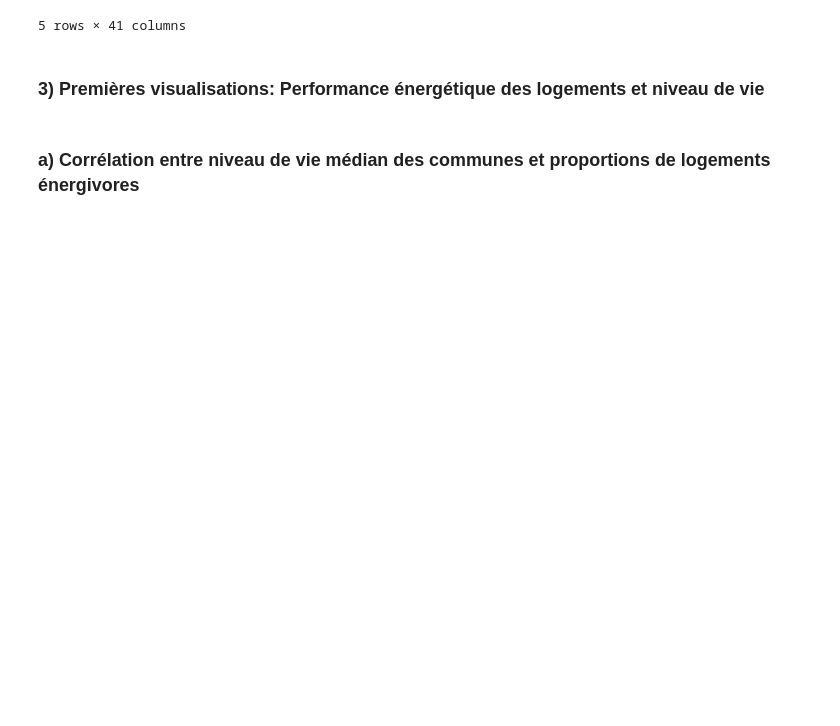
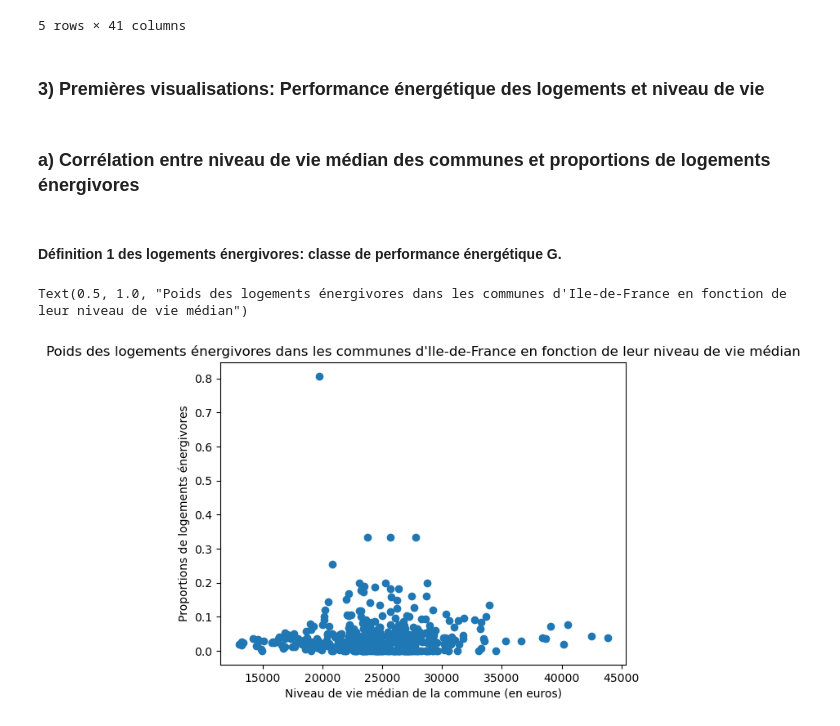
Before and after one commit to gabriel92320/data_science_project, a Jupyter notebook: Lien_DPE_niveau_de_vie.ipynb, the cells around one changed output. Cells and saved outputs as stored; diff of their text form; code cells hidden in the pictures; blank space fills up the shorter version.

Commit message:
Retraitement_data et data-visualisation
Avancées réalisées sur la partie dataviz

```diff
--- a/Lien_DPE_niveau_de_vie.ipynb
+++ b/Lien_DPE_niveau_de_vie.ipynb
@@ -693,0 +697,12 @@ from IPython.display import HTML #pour afficher les graphs
+# %% [markdown]
+#### Définition 1 des logements énergivores: classe de performance énergétique G.
+# %%
+# Nuage de points: niveau de vie médian de la commune vs proportion de logements énergivores (classe G)
+plt.figure()
+plt.scatter(Filosofi_DPE_COM2["MED16"],Filosofi_DPE_COM2["G"])
+plt.xlabel("Niveau de vie médian de la commune (en euros)")
+plt.ylabel("Proportions de logements énergivores")
+plt.title("Poids des logements énergivores dans les communes d'Ile-de-France en fonction de leur niveau de vie médian")
+# %% [output]
+Text(0.5, 1.0, "Poids des logements énergivores dans les communes d'Ile-de-France en fonction de leur niveau de vie médian")
+[figure, added]
```
Also changed, not shown: parts of 24 cells of this notebook.
